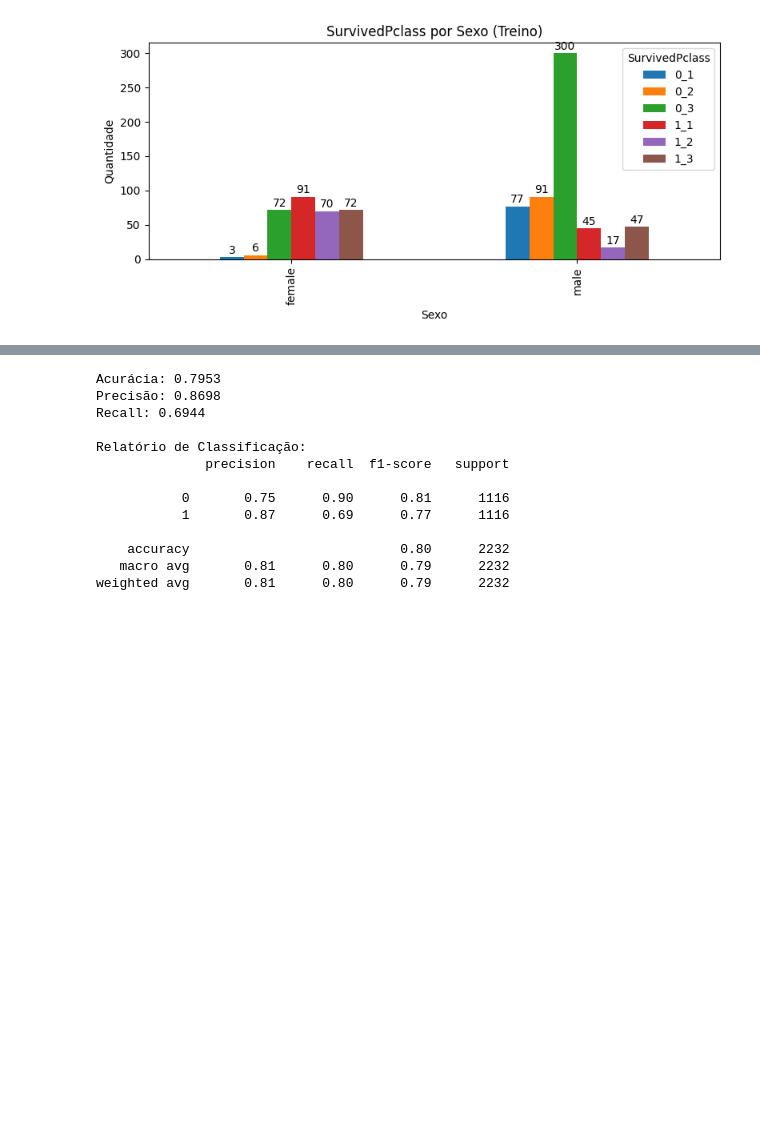
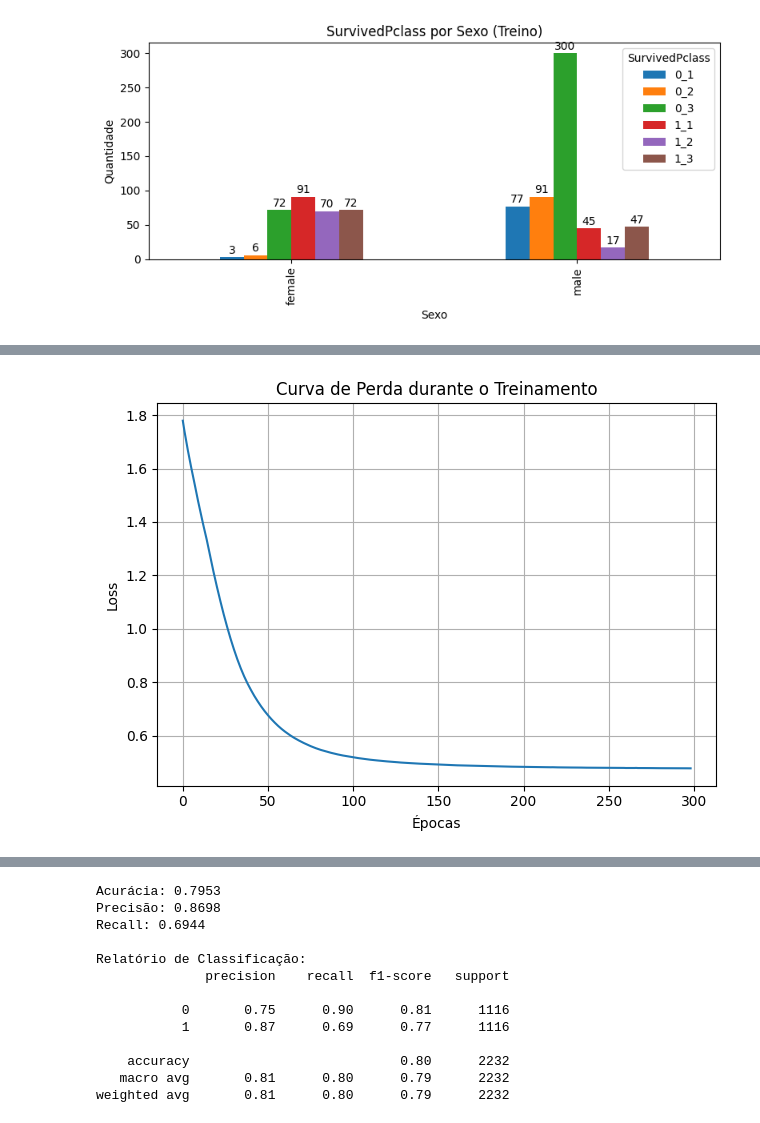
Before and after one commit to joaopedroalcn/JOAOPEDRODEALCANTARALIMA_Titanic, a Jupyter notebook: p3_titanic.ipynb, the cells around one changed output, grey strips where cells are left out. Cells and saved outputs as stored; diff of their text form; code cells hidden in the pictures; blank space fills up the shorter version.

Commit message:
fix: treinamento da rede neural MLP com Adam

```diff
--- a/p3_titanic.ipynb
+++ b/p3_titanic.ipynb
@@ -188,0 +143,21 @@ Essas métricas permitem avaliar o quanto o modelo conseguiu aprender os padrõe
+# %%
+# Definir variáveis preditoras e alvo
+features = ['Sex', 'Pclass']
+X_train = train_df_balanced[features]
+y_train = train_df_balanced['SurvivedPclass']
+
+# Normalizar os dados
+scaler = StandardScaler()
+X_train_scaled = scaler.fit_transform(X_train)
+X_test_scaled = scaler.transform(test_df[features])
+# %%
+# Treinar o modelo MLP com logs
+mlp_model = MLPClassifier(
+    hidden_layer_sizes=(10,),
+    max_iter=1000,
+    solver='adam',
+    early_stopping=False,
+    verbose=True,
+    random_state=42
+)
+mlp_model.fit(X_train_scaled, y_train)
@@ -188,0 +184,11 @@ Essas métricas permitem avaliar o quanto o modelo conseguiu aprender os padrõe
+# %%
+# Plotar curva de perda
+plt.plot(mlp_model.loss_curve_)
+plt.title("Curva de Perda durante o Treinamento")
+plt.xlabel("Épocas")
+plt.ylabel("Loss")
+plt.grid(True)
+plt.tight_layout()
+plt.show()
+# %% [output]
+[figure, added]
```
Also changed, not shown: parts of 14 cells of this notebook.
